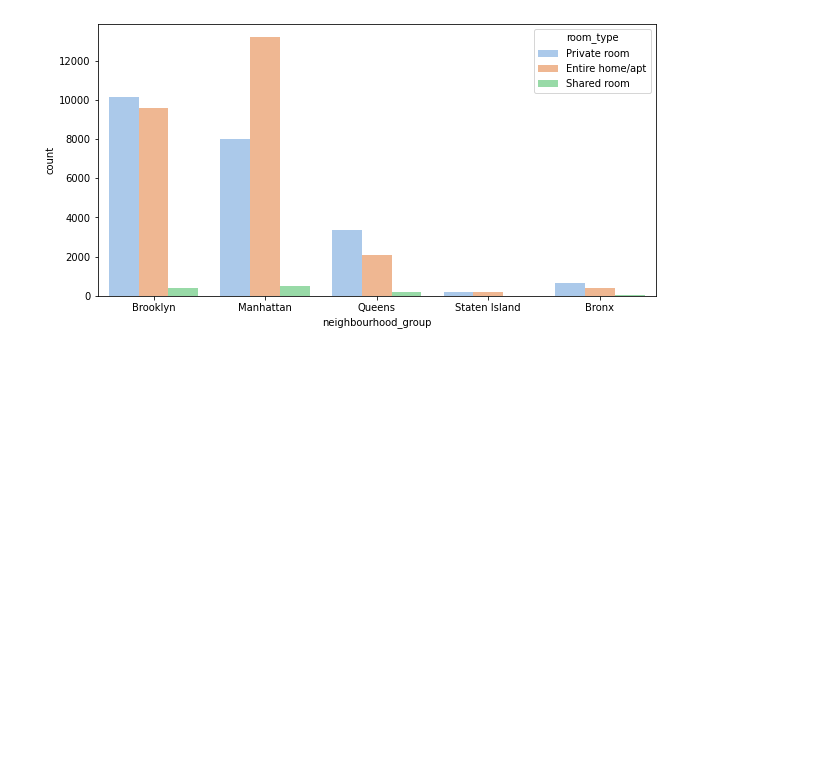
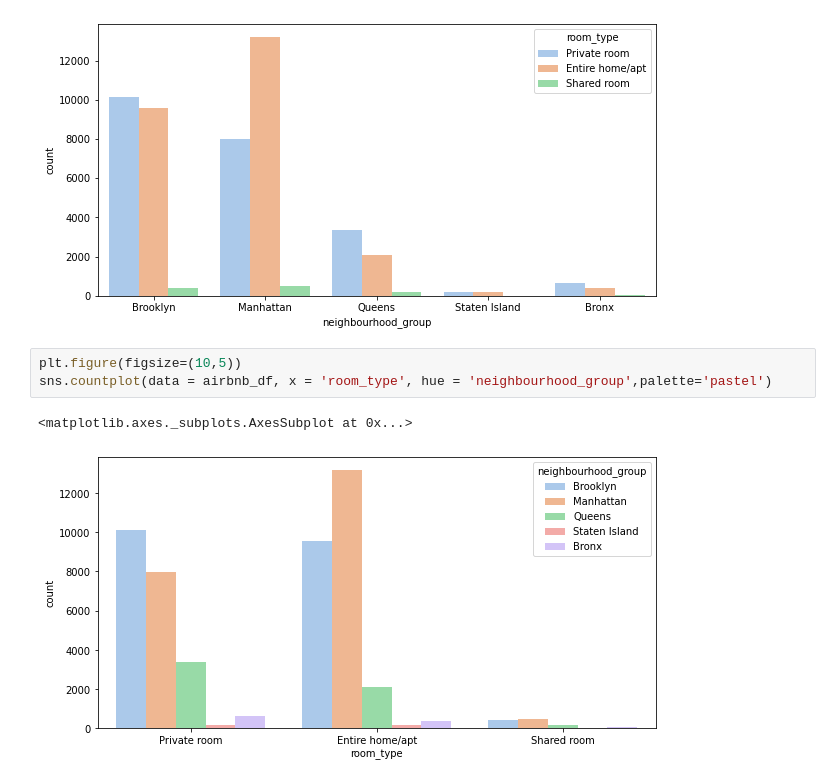
Before and after one commit to itsaniketrathod/Capstone-Project-EDA, a Jupyter notebook: AirBnB_Booking_Analysis.ipynb, the cells around one changed output. Drawn from its saved outputs; the diff is of its cells as text; blank space fills up the shorter version.

```diff
--- a/AirBnB_Booking_Analysis.ipynb
+++ b/AirBnB_Booking_Analysis.ipynb
@@ -328,3 +328,9 @@ sns.countplot(data = airbnb_df, hue = 'room_type', x = 'neighbourhood_group',pal
 # %% [output]
 <matplotlib.axes._subplots.AxesSubplot at 0x...>
 [figure]
+# %%
+plt.figure(figsize=(10,5))
+sns.countplot(data = airbnb_df, x = 'room_type', hue = 'neighbourhood_group',palette='pastel')
+# %% [output]
+<matplotlib.axes._subplots.AxesSubplot at 0x...>
+[figure, added]
```
